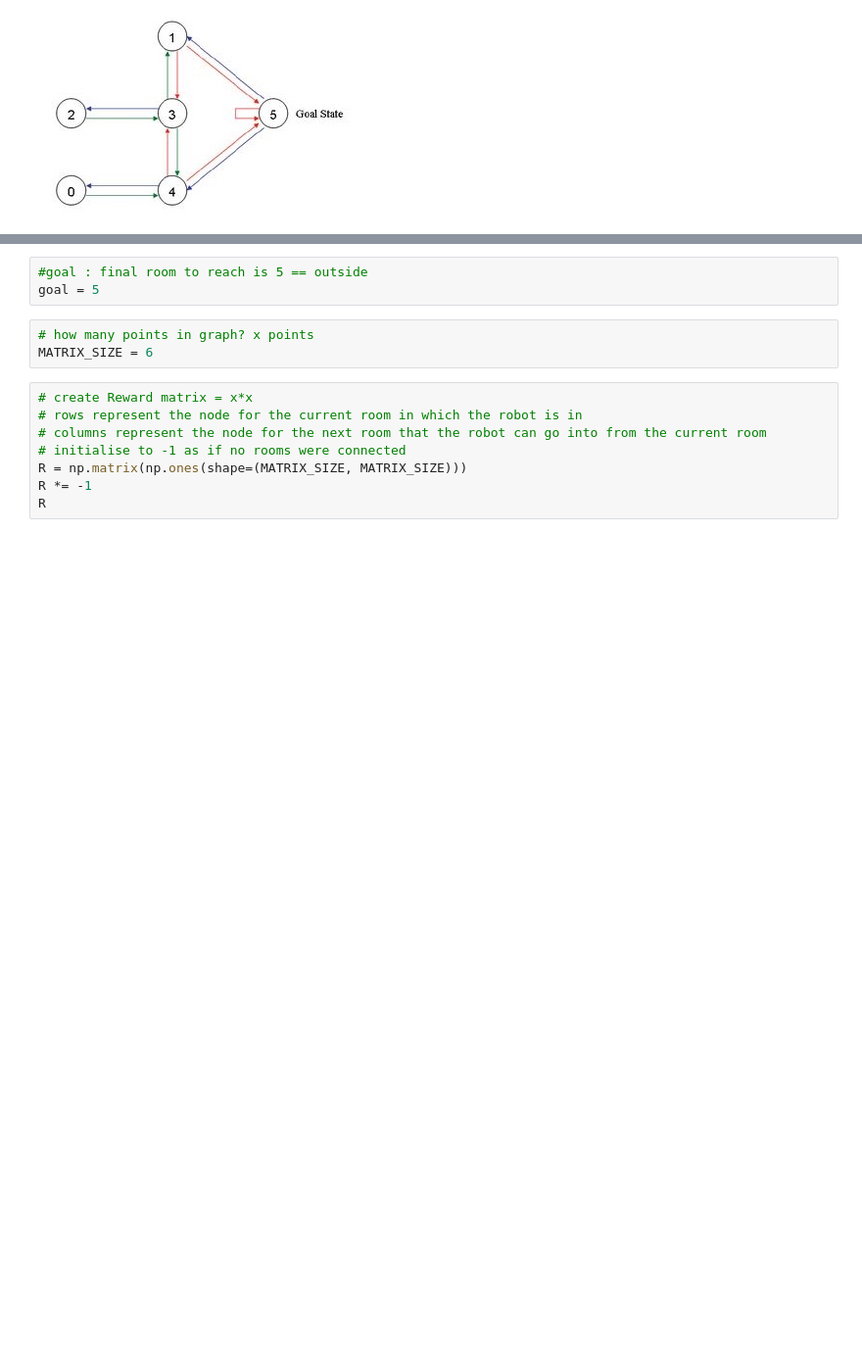
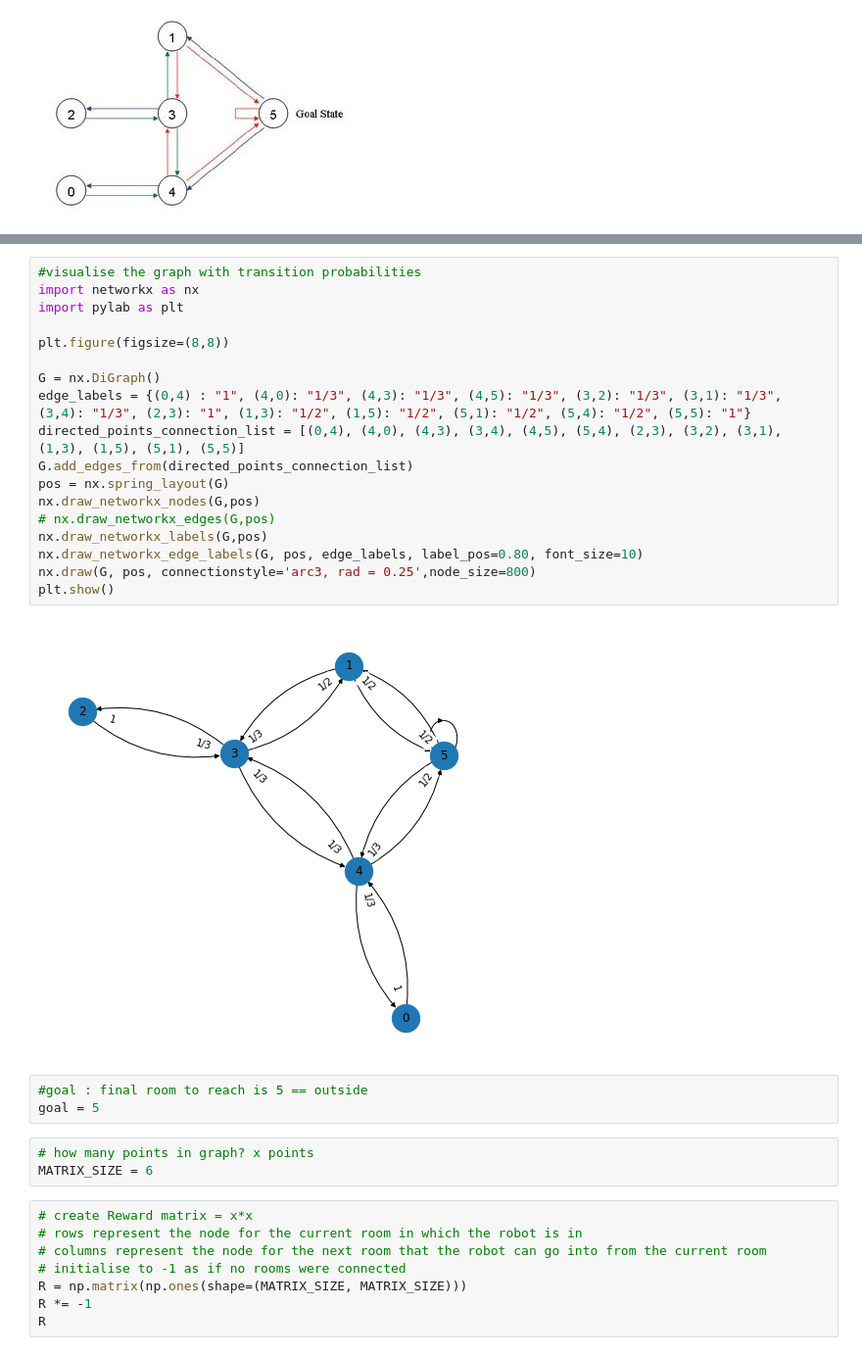
Before and after one commit to inforeqd512/QLearning, a Jupyter notebook: RL_Move_thru_Rooms.ipynb, the cells around one changed output, grey strips where cells are left out. Shown at 98% size. Drawn from its saved outputs; the diff is of its cells as text; blank space fills up the shorter version.

```diff
--- a/RL_Move_thru_Rooms.ipynb
+++ b/RL_Move_thru_Rooms.ipynb
@@ -32,3 +37,23 @@ plt.show()
+# %%
+#visualise the graph with transition probabilities
+import networkx as nx
+import pylab as plt
+
+plt.figure(figsize=(8,8))
+
+G = nx.DiGraph()
+edge_labels = {(0,4) : "1", (4,0): "1/3", (4,3): "1/3", (4,5): "1/3", (3,2): "1/3", (3,1): "1/3", (3,4): "1/3", (2,3): "1", (1,3): "1/2", (1,5): "1/2", (5,1): "1/2", (5,4): "1/2", (5,5): "1"}
+directed_points_connection_list = [(0,4), (4,0), (4,3), (3,4), (4,5), (5,4), (2,3), (3,2), (3,1), (1,3), (1,5), (5,1), (5,5)]
+G.add_edges_from(directed_points_connection_list)
+pos = nx.spring_layout(G)
+nx.draw_networkx_nodes(G,pos)
+# nx.draw_networkx_edges(G,pos)
+nx.draw_networkx_labels(G,pos)
+nx.draw_networkx_edge_labels(G, pos, edge_labels, label_pos=0.80, font_size=10)
+nx.draw(G, pos, connectionstyle='arc3, rad = 0.25',node_size=800)
+plt.show()
+# %% [output]
+[figure, added]
 # %%
 #goal : final room to reach is 5 == outside
 goal = 5
```
Also changed, not shown: parts of 13 cells of this notebook.
